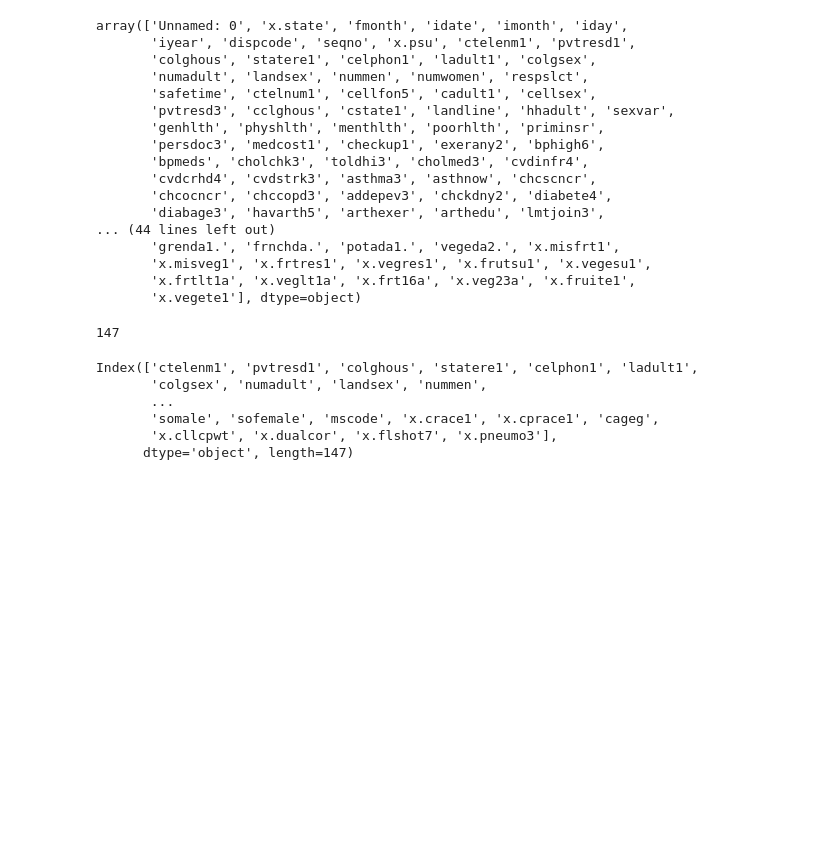
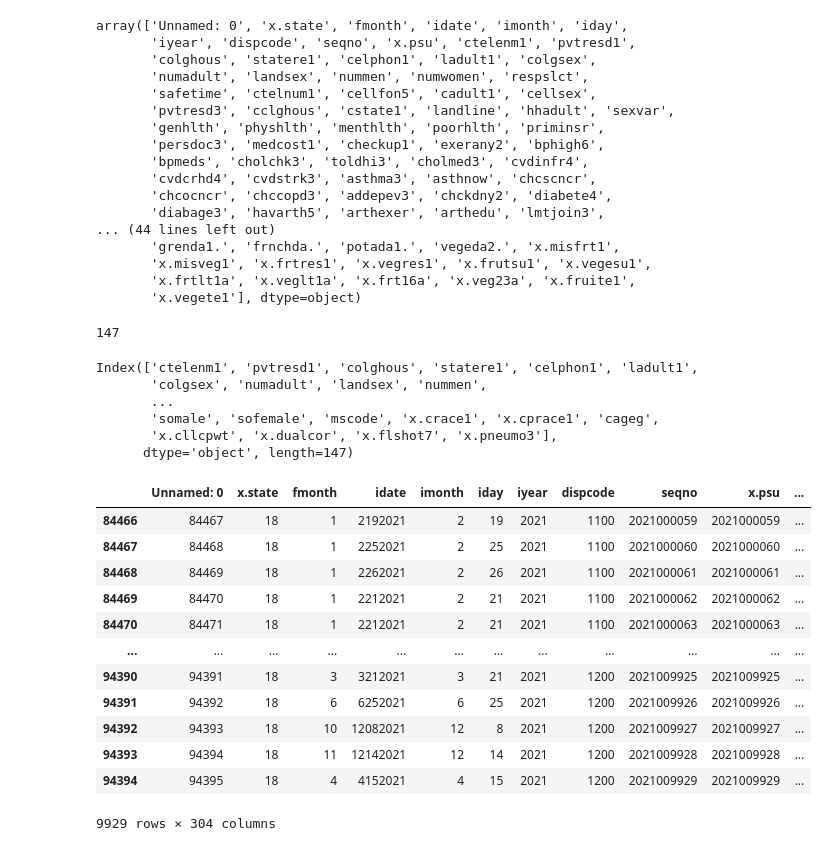
Before and after one commit to iam-neelesh8/BRFSS_Analysis, a Jupyter notebook: notebooks/BRFSS_EDA.ipynb, the cells around one changed output. Drawn from its saved outputs; the diff is of its cells as text; code cells hidden in the pictures; blank space fills up the shorter version.

```diff
--- a/notebooks/BRFSS_EDA.ipynb
+++ b/notebooks/BRFSS_EDA.ipynb
@@ -43,3 +52,22 @@ Index(['ctelenm1', 'pvtresd1', 'colghous', 'statere1', 'celphon1', 'ladult1',
        'somale', 'sofemale', 'mscode', 'x.crace1', 'x.cprace1', 'cageg',
        'x.cllcpwt', 'x.dualcor', 'x.flshot7', 'x.pneumo3'],
       dtype='object', length=147)
+# %%
+#Saperating out the Indiana State from rest of the states
+df_Indiana = df_BRFSS[df_BRFSS['x.state']==18]
+# %%
+df_Indiana
+# %% [output]
+|  | Unnamed: 0 | x.state | fmonth | idate | imonth | iday | iyear | dispcode | seqno | x.psu | ... |
+| 84466 | 84467 | 18 | 1 | 2192021 | 2 | 19 | 2021 | 1100 | 2021000059 | 2021000059 | ... |
+| 84467 | 84468 | 18 | 1 | 2252021 | 2 | 25 | 2021 | 1100 | 2021000060 | 2021000060 | ... |
+| 84468 | 84469 | 18 | 1 | 2262021 | 2 | 26 | 2021 | 1100 | 2021000061 | 2021000061 | ... |
+| 84469 | 84470 | 18 | 1 | 2212021 | 2 | 21 | 2021 | 1100 | 2021000062 | 2021000062 | ... |
+| 84470 | 84471 | 18 | 1 | 2212021 | 2 | 21 | 2021 | 1100 | 2021000063 | 2021000063 | ... |
+| ... | ... | ... | ... | ... | ... | ... | ... | ... | ... | ... | ... |
+| 94390 | 94391 | 18 | 3 | 3212021 | 3 | 21 | 2021 | 1200 | 2021009925 | 2021009925 | ... |
+| 94391 | 94392 | 18 | 6 | 6252021 | 6 | 25 | 2021 | 1200 | 2021009926 | 2021009926 | ... |
+| 94392 | 94393 | 18 | 10 | 12082021 | 12 | 8 | 2021 | 1200 | 2021009927 | 2021009927 | ... |
+| 94393 | 94394 | 18 | 11 | 12142021 | 12 | 14 | 2021 | 1200 | 2021009928 | 2021009928 | ... |
+| 94394 | 94395 | 18 | 4 | 4152021 | 4 | 15 | 2021 | 1200 | 2021009929 | 2021009929 | ... |
+9929 rows × 304 columns
```
Also changed, not shown: parts of 5 cells of this notebook.
